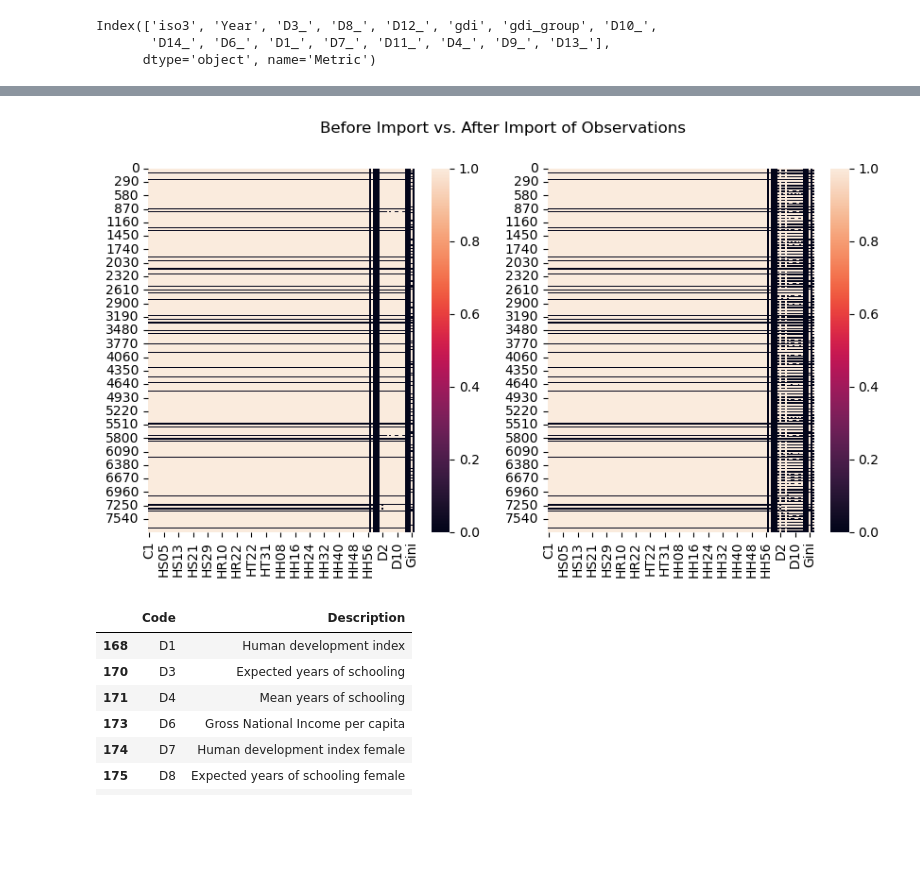
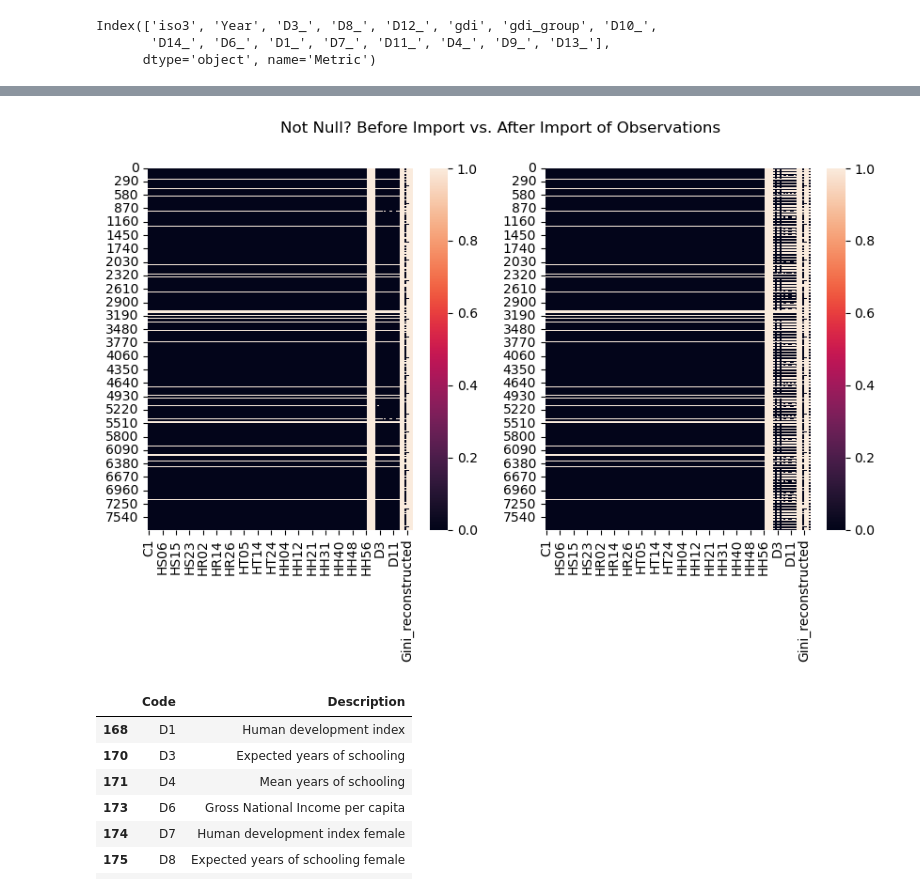
Before and after one commit to LittleBiggler/CoResidence, a Jupyter notebook: CoResidence Analysis.ipynb, the cells around one changed output, grey strips where cells are left out. Cells and saved outputs as stored; diff of their text form; code cells hidden in the pictures; blank space fills up the shorter version.

```diff
--- a/CoResidence Analysis.ipynb
+++ b/CoResidence Analysis.ipynb
@@ -1420,7 +1632,3 @@ drop_cols_schema
-# %%
-# drop drop_cols_list
-
-df = df.drop(columns=drop_cols_list)
 # %%
 # check for outliers, distributions, using scaled data in box plot
 
@@ -1617,14 +1833,5 @@ X = df_kbest.drop(columns=['T1', 'C1', 'C2', 'C3', 'D1'])
 
 y = df_kbest['D1']
-# %%
-# Check for any remaining non-numeric columns
-
-numeric = X.select_dtypes(include=['number'])
-
-for col in X.columns:
-    if col not in numeric.columns:
-        description = code_dict[code_dict['Code']==col]['Description'].values[0]
-        print(f"{col} not numeric. {col} datatype is {X[col].dtype}, {description}")
 # %%
 # run selector
 mi_scores = mutual_info_regression(X, y, random_state=21)
@@ -2294,0 +2571,21 @@ df_merge1['Gini_knn'] = df_knn_gini
+# %%
+# compare gini recon hybrid to gini knn
+
+fig, ax = plt.subplots()
+
+for country in unique_countries:
+    x = df_merge1.loc[df_merge1['Country Code']==country, 'Year']
+    y1 = df_merge1.loc[df_merge1['Country Code']==country, 'Gini_recon_hybrid']
+    y2 = df_merge1.loc[df_merge1['Country Code']==country, 'Gini_knn']
+
+    ax.plot(x, y1, color='red')
+    ax.plot(x, y2, color='blue', alpha=0.5)
+
+plt.plot([], [], color='red', label="Gini Reconstructed Hybrid")
+plt.plot([], [], color='blue',  label='Gini KNN Imputed')
+
+plt.legend(bbox_to_anchor=(1, 1))
+plt.suptitle("Gini: Matrix Reconstructed vs. KNN Imputed")
+plt.xlabel('Year')
+plt.ylabel('Gini Index')
+plt.show()
@@ -3179,7 +3443,6 @@ df_merge3.loc[df_merge3[d_cols_flat].notnull().all(axis=1), d_cols_flat]
 # average difference in count of observations
 
 d_col_df = pd.DataFrame(d_dict)
-d_col_df = d_col_df.drop(12) # drop year column
 d_col_df['diff'] = d_col_df['new_count'] - d_col_df['old_count']
 
 print(f"Average number of observations added in d columns {d_col_df['diff'].mean()}")
@@ -3228,14 +3493,14 @@ df_merge3 = df_merge3.drop(d_cols_drop, axis=1)
 # %%
 # Observe nulls. Most rows are null, no interpolation has occurred yet
 df_merge3 = df_merge3.sort_values(by=['Country Code', 'Year'])
 
 fig, ax = plt.subplots(1, 2, figsize=(10,5))
-sns.heatmap(df_merge2.isnull(), ax=ax[0])
-sns.heatmap(df_merge3.isnull(), ax=ax[1])
-plt.suptitle("Before Import vs. After Import of Observations")
+sns.heatmap(df_merge2.notnull(), ax=ax[0])
+sns.heatmap(df_merge3.notnull(), ax=ax[1])
+plt.suptitle("Not Null? Before Import vs. After Import of Observations")
 plt.show()
 # %% [output]
-[figure, old version]
+[figure, new version]
 # %%
 # fetch description of d_cols
 
```
Also changed, not shown: parts of 219 cells of this notebook.
